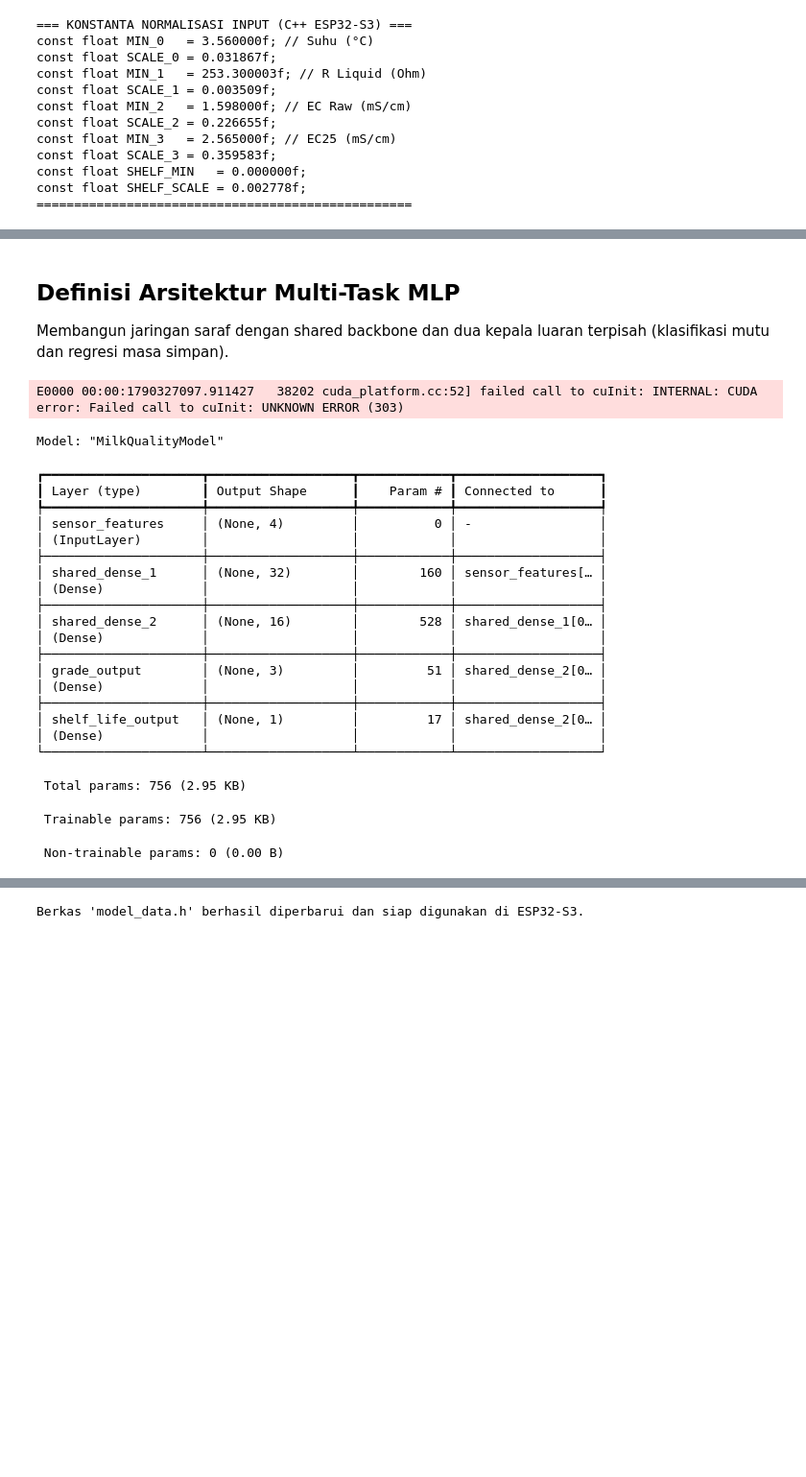
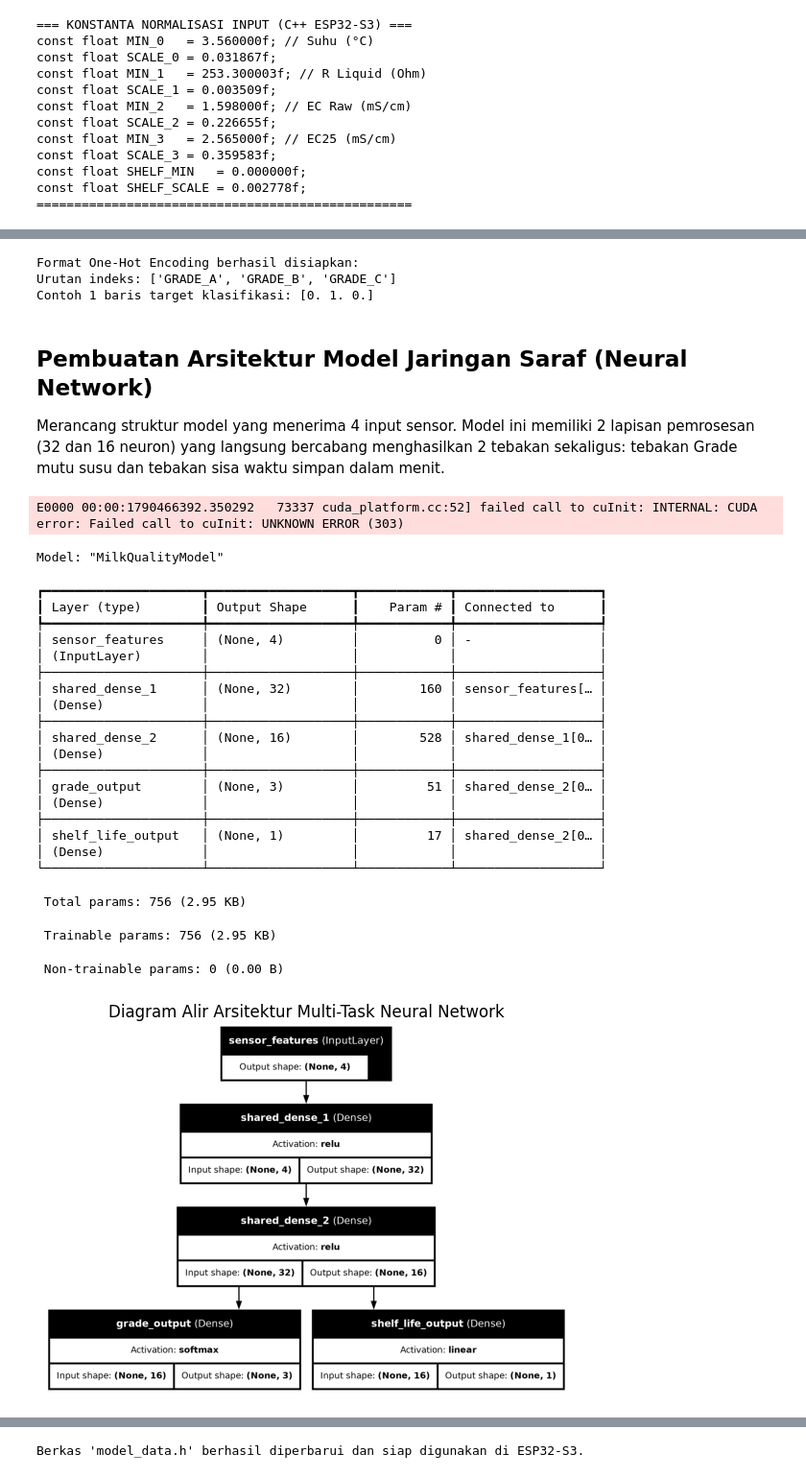
Before and after one commit to ridhoSetia/iot-prediksi-susu, a Jupyter notebook: pelatihan/tiny-susu.ipynb, the cells around one changed output, grey strips where cells are left out. Shown at 96% size. Cells and saved outputs as stored; diff of their text form; code cells hidden in the pictures; blank space fills up the shorter version.

```diff
--- a/pelatihan/tiny-susu.ipynb
+++ b/pelatihan/tiny-susu.ipynb
@@ -176,57 +304,112 @@ Mengonversi label kategori mutu menjadi representasi matriks biner untuk output
 # %%
+# ONE-HOT ENCODING DENGAN KONTROL INDEKS DETERMINISTIK
+
+# Menetapkan urutan indeks kelas target secara eksplisit (Index 0: A, Index 1: B, Index 2: C)
+#    Urutan ini mutlak harus sama dengan mapping argmax di C++ ESP32 dan FastAPI
 class_order = ["GRADE_A", "GRADE_B", "GRADE_C"]
 
+# Mengubah label string data latih menjadi kolom-kolom biner dummy (One-Hot)
 y_g_train_df = pd.get_dummies(y_g_train_final)
+
+# Mengubah label string data uji menjadi kolom-kolom biner dummy (One-Hot)
 y_g_test_df = pd.get_dummies(y_g_test_raw)
 
+# Defensive Guard: Memastikan ketiga kolom Grade selalu ada di Train dan Test DataFrame
 for col in class_order:
+    # Jika ada kelas yang tidak muncul pada data latih, buat kolomnya dan isi angka 0
     if col not in y_g_train_df:
         y_g_train_df[col] = 0
+    # Jika ada kelas yang tidak muncul pada data uji, buat kolomnya dan isi angka 0
     if col not in y_g_test_df:
         y_g_test_df[col] = 0
 
+# Mengurutkan kolom DataFrame sesuai 'class_order', mengekstrak array-nya,
+#    dan mengubah tipe datanya ke float32 agar kompatibel dengan loss function Keras
 y_g_train_onehot = y_g_train_df[class_order].values.astype(np.float32)
 y_g_test_onehot = y_g_test_df[class_order].values.astype(np.float32)
+
+print("Format One-Hot Encoding berhasil disiapkan:")
+print("Urutan indeks:", class_order)
+print("Contoh 1 baris target klasifikasi:", y_g_train_onehot[0])
+# %% [output]
+Format One-Hot Encoding berhasil disiapkan:
+Urutan indeks: ['GRADE_A', 'GRADE_B', 'GRADE_C']
+Contoh 1 baris target klasifikasi: [0. 1. 0.]
 # %% [markdown]
-## Definisi Arsitektur Multi-Task MLP
-Membangun jaringan saraf dengan shared backbone dan dua kepala luaran terpisah (klasifikasi mutu dan regresi masa simpan).
+## Pembuatan Arsitektur Model Jaringan Saraf (Neural Network)
+Merancang struktur model yang menerima 4 input sensor. Model ini memiliki 2 lapisan pemrosesan (32 dan 16 neuron) yang langsung bercabang menghasilkan 2 tebakan sekaligus: tebakan Grade mutu susu dan tebakan sisa waktu simpan dalam menit.
 # %%
+# PERANCANGAN ARSITEKTUR MULTI-TASK MULTI-LAYER PERCEPTRON (MLP)
+
+# Menentukan layer masukan (Input Layer) berdimensi 4 (Suhu, R, EC Raw, EC25)
+#    name="sensor_features" memudahkan identifikasi node saat tracing graph
 inputs = layers.Input(shape=(4,), name="sensor_features")
 
-# Shared Backbone: 32 -> 16 Units
+# Backbone Bersama Layer 1: Mengekstrak 32 pola representasi laten dari 4 sensor
+#    Aktivasi ReLU: membuang nilai negatif, menjaga komputasi mikrokontroler tetap instan
 x = layers.Dense(32, activation="relu", name="shared_dense_1")(inputs)
+
+# Backbone Bersama Layer 2: Memadatkan 32 fitur menjadi 16 representasi inti
+#    Layer ini merangkum status kesegaran biologis susu sebelum dipecah ke output
 x = layers.Dense(16, activation="relu", name="shared_dense_2")(x)
 
-# Head 1: Klasifikasi Grade
+# Output Head 1 (Klasifikasi): 3 neuron untuk memprediksi probabilitas Grade A, B, C
+#    Aktivasi Softmax: memastikan total probabilitas ketiga kelas berjumlah tepat 1.0 (100%)
 out_grade = layers.Dense(3, activation="softmax", name="grade_output")(x)
 
-# Head 2: Regresi Sisa Waktu Simpan
+# Output Head 2 (Regresi): 1 neuron untuk memprediksi estimasi sisa waktu simpan
+#    Aktivasi Linear: menghasilkan nilai kontinu murni tanpa saturasi batas
 out_shelf = layers.Dense(1, activation="linear", name="shelf_life_output")(x)
 
-model = Model(inputs=inputs, outputs=[out_grade, out_shelf], name="MilkQualityModel")
+# Menggabungkan input tunggal dan kedua output cabang menjadi objek Model Keras
+model = Model(
+    inputs=inputs,
+    outputs=[out_grade, out_shelf],
+    name="MilkQualityModel"
+)
+
+# Menampilkan tabel rincian arsitektur, dimensi layer, dan kalkulasi 756 parameter bobot
 model.summary()
+
+# --- Diagram Graf Alur Arsitektur ---
+plot_path = "arsitektur_model.png"
+tf.keras.utils.plot_model(
+    model,
+    to_file=plot_path,
+    show_shapes=True,
+    show_layer_names=True,
+    show_layer_activations=True,
+    rankdir="TB"
+)
+img = plt.imread(plot_path)
+plt.figure(figsize=(7, 7))
+plt.imshow(img)
+plt.axis('off')
+plt.title("Diagram Alir Arsitektur Multi-Task Neural Network", fontsize=12)
+plt.show()
 # %% [output]
-E0000 00:00:1790327097.911427   38202 cuda_platform.cc:52] failed call to cuInit: INTERNAL: CUDA error: Failed call to cuInit: UNKNOWN ERROR (303)
+E0000 00:00:1790466392.350292   73337 cuda_platform.cc:52] failed call to cuInit: INTERNAL: CUDA error: Failed call to cuInit: UNKNOWN ERROR (303)
 Model: "MilkQualityModel"
 ┏━━━━━━━━━━━━━━━━━━━━━┳━━━━━━━━━━━━━━━━━━━┳━━━━━━━━━━━━┳━━━━━━━━━━━━━━━━━━━┓
 ┃ Layer (type)        ┃ Output Shape      ┃    Param # ┃ Connected to      ┃
 ┡━━━━━━━━━━━━━━━━━━━━━╇━━━━━━━━━━━━━━━━━━━╇━━━━━━━━━━━━╇━━━━━━━━━━━━━━━━━━━┩
 │ sensor_features     │ (None, 4)         │          0 │ -                 │
 │ (InputLayer)        │                   │            │                   │
 ├─────────────────────┼───────────────────┼────────────┼───────────────────┤
 │ shared_dense_1      │ (None, 32)        │        160 │ sensor_features[… │
 │ (Dense)             │                   │            │                   │
 ├─────────────────────┼───────────────────┼────────────┼───────────────────┤
 │ shared_dense_2      │ (None, 16)        │        528 │ shared_dense_1[0… │
 │ (Dense)             │                   │            │                   │
 ├─────────────────────┼───────────────────┼────────────┼───────────────────┤
 │ grade_output        │ (None, 3)         │         51 │ shared_dense_2[0… │
 │ (Dense)             │                   │            │                   │
 ├─────────────────────┼───────────────────┼────────────┼───────────────────┤
 │ shelf_life_output   │ (None, 1)         │         17 │ shared_dense_2[0… │
 │ (Dense)             │                   │            │                   │
 └─────────────────────┴───────────────────┴────────────┴───────────────────┘
  Total params: 756 (2.95 KB)
  Trainable params: 756 (2.95 KB)
  Non-trainable params: 0 (0.00 B)
+[figure, added]
 # %% [markdown]
```
Also changed, not shown: parts of 24 cells of this notebook, 1 other file.
